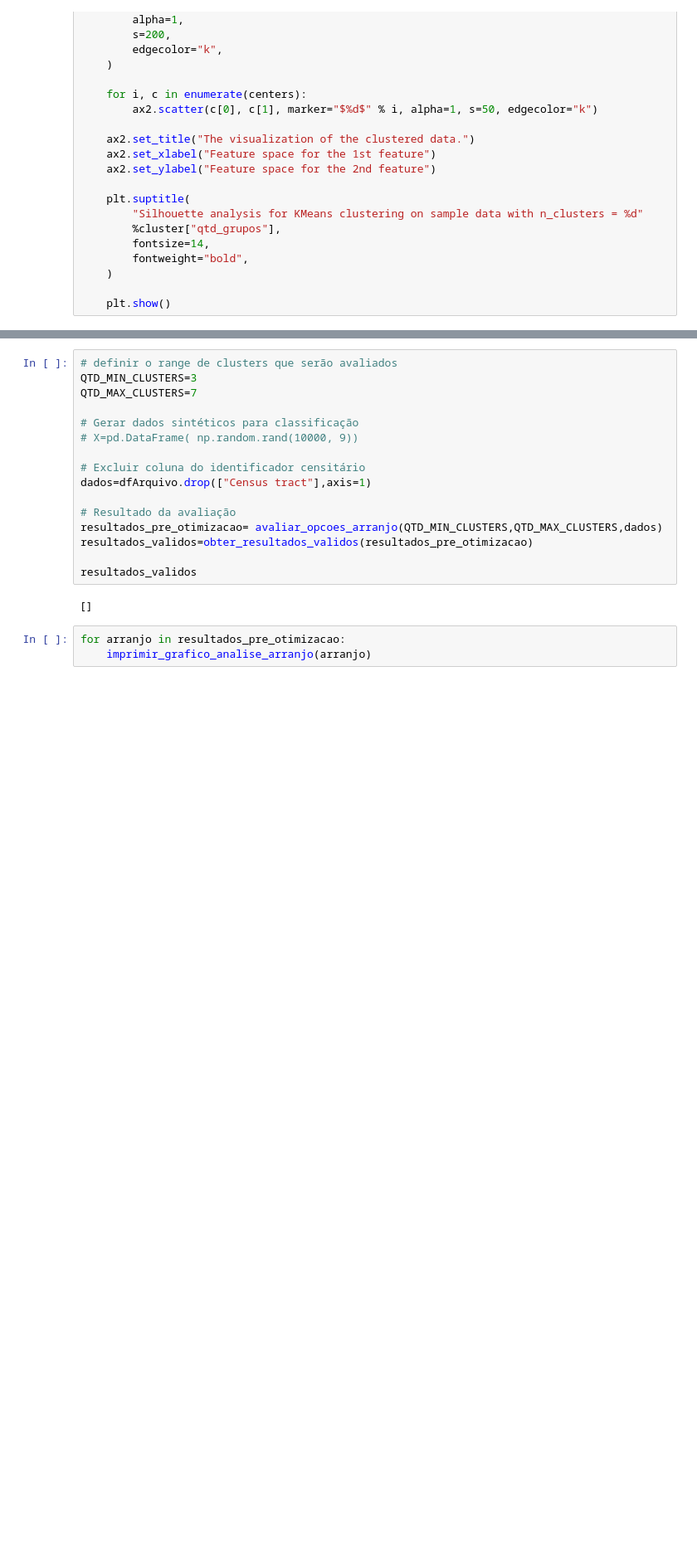
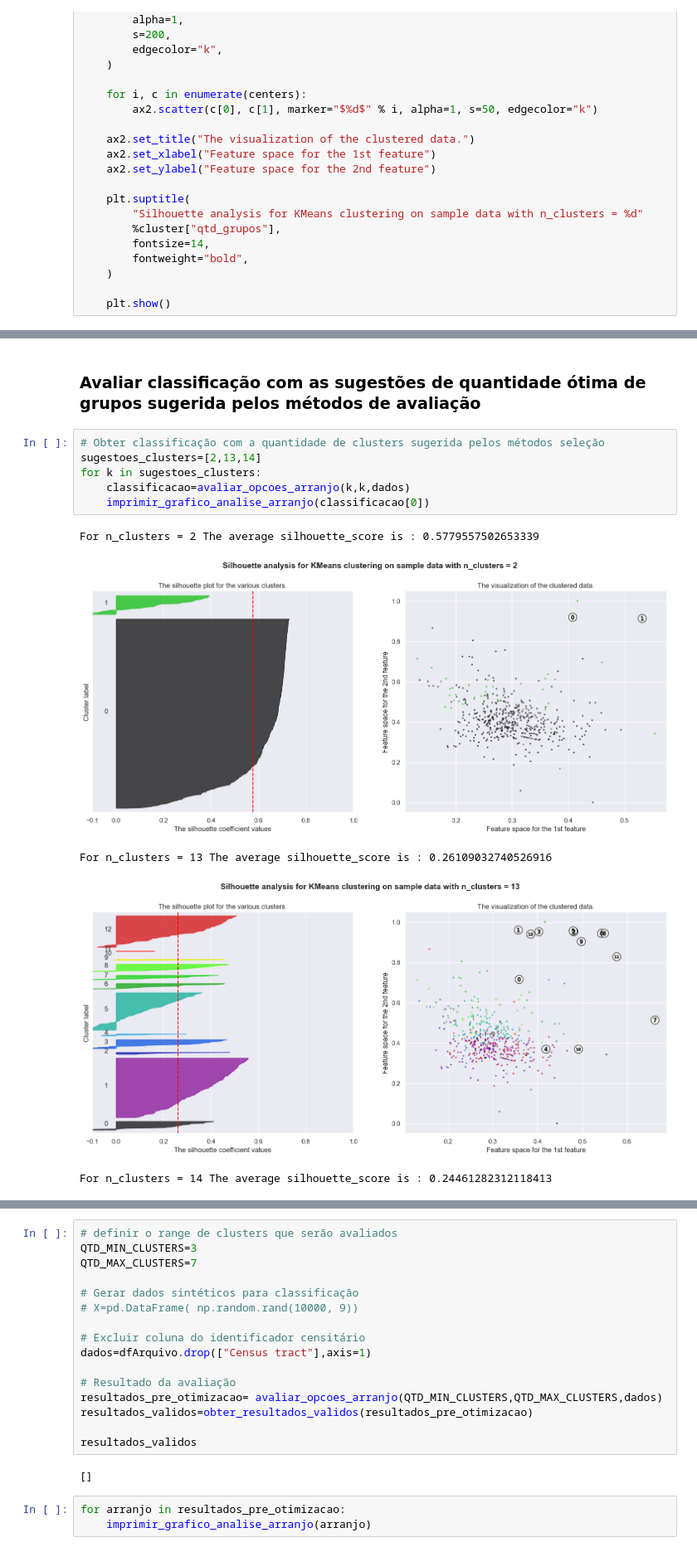
Before and after one commit to DanielCirino/ppginf-smart-k-means, a Jupyter notebook: notebooks/k_means_otimizacao.ipynb, the cells around one changed output, grey strips where cells are left out. Shown at 83% size. Drawn from its saved outputs; the diff is of its cells as text; blank space fills up the shorter version.

Commit message:
Inclusão dos gráficos de silhueta para as sugestões de k ótimo e Lista com os atributos restantes após otimização.

```diff
--- a/notebooks/k_means_otimizacao.ipynb
+++ b/notebooks/k_means_otimizacao.ipynb
@@ -266,3 +266,17 @@ dfArquivo.describe()
 | 50% | 4.115200e+14 | 0.291355 | 0.403636 | 0.959388 | 0.608936 | 0.638889 | 0.863186 | 0.000000 | 0.522037 | 1.000000 | ... |
 | 75% | 4.115200e+14 | 0.331523 | 0.465455 | 0.983914 | 0.659355 | 0.725309 | 0.917079 | 0.029186 | 0.698337 | 1.000000 | ... |
 | max | 4.126256e+14 | 0.553729 | 1.000000 | 1.000000 | 1.000000 | 1.000000 | 1.000000 | 1.000000 | 1.000000 | 1.000000 | ... |
+# %% [markdown]
+### Avaliar classificação com as sugestões de quantidade ótima de grupos sugerida pelos métodos de avaliação
+# %%
+# Obter classificação com a quantidade de clusters sugerida pelos métodos seleção
+sugestoes_clusters=[2,13,14]
+for k in sugestoes_clusters:
+    classificacao=avaliar_opcoes_arranjo(k,k,dados)
+    imprimir_grafico_analise_arranjo(classificacao[0])
+# %% [output]
+For n_clusters = 2 The average silhouette_score is : 0.5779557502653339
+[figure, added]
+For n_clusters = 13 The average silhouette_score is : 0.26109032740526916
+[figure, added]
+For n_clusters = 14 The average silhouette_score is : 0.24461282312118413
```
Also changed, not shown: parts of 10 cells of this notebook, 1 other file.
